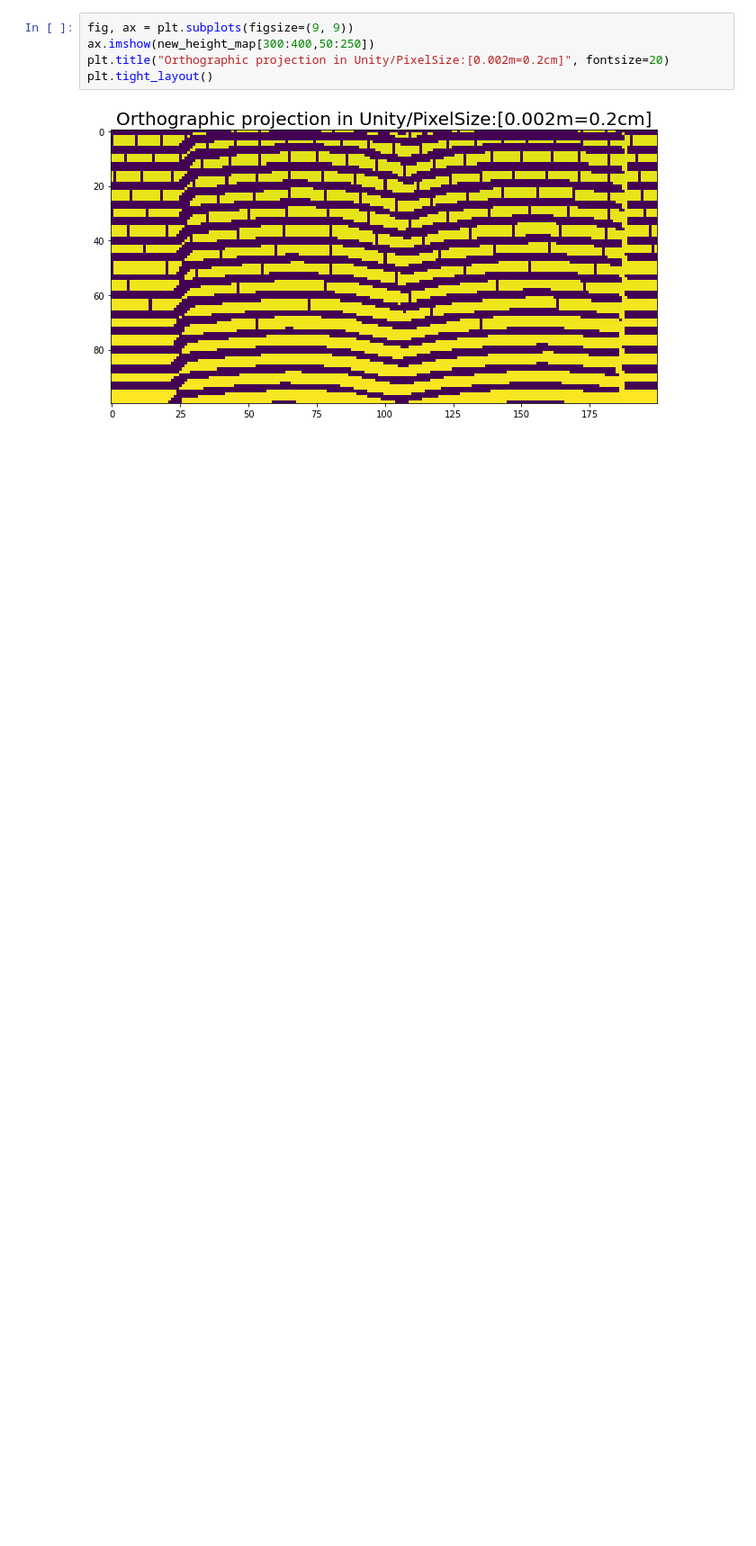
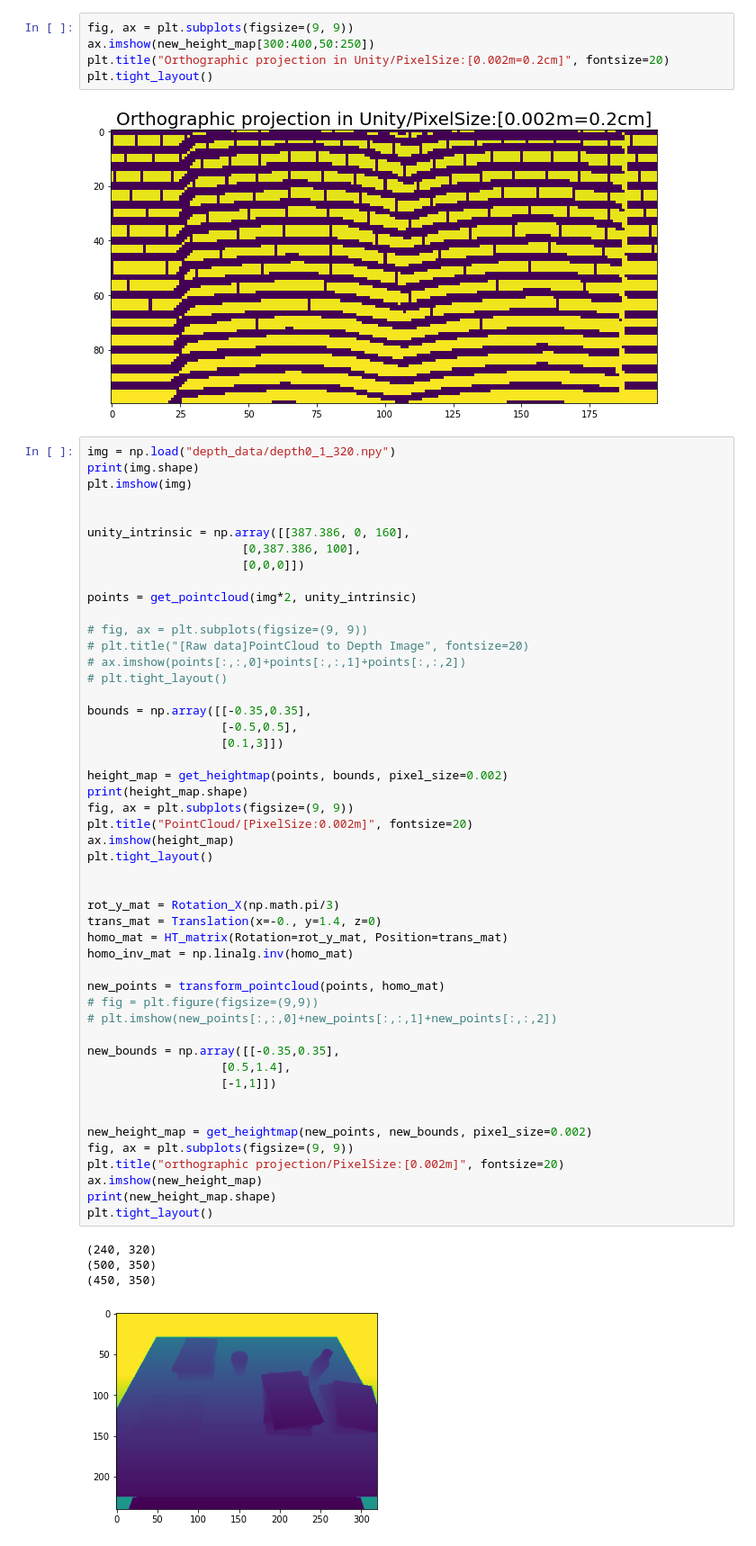
Before and after one commit to park-sangbeom/kinematics-usage, a Jupyter notebook: code/demo/demo_projection.ipynb, the cells around one changed output. Shown at 90% size. Saved outputs shown, nothing was run; the diff lists cells and outputs as text; blank space fills up the shorter version.

Commit message:
figure out the paramters to set the depth value

```diff
--- a/code/demo/demo_projection.ipynb
+++ b/code/demo/demo_projection.ipynb
@@ -451,3 +451,57 @@ plt.title("Orthographic projection in Unity/PixelSize:[0.002m=0.2cm]", fontsize=
 plt.tight_layout()
 # %% [output]
 [figure]
+# %%
+img = np.load("depth_data/depth0_1_320.npy")
+print(img.shape)
+plt.imshow(img)
+
+
+unity_intrinsic = np.array([[387.386, 0, 160],
+                      [0,387.386, 100],
+                      [0,0,0]])
+
+points = get_pointcloud(img*2, unity_intrinsic)
+
+# fig, ax = plt.subplots(figsize=(9, 9))
+# plt.title("[Raw data]PointCloud to Depth Image", fontsize=20)
+# ax.imshow(points[:,:,0]+points[:,:,1]+points[:,:,2])
+# plt.tight_layout()
+
+bounds = np.array([[-0.35,0.35],
+                   [-0.5,0.5],
+                   [0.1,3]])
+
+height_map = get_heightmap(points, bounds, pixel_size=0.002)
+print(height_map.shape)
+fig, ax = plt.subplots(figsize=(9, 9))
+plt.title("PointCloud/[PixelSize:0.002m]", fontsize=20)
+ax.imshow(height_map)
+plt.tight_layout()
+
+
+rot_y_mat = Rotation_X(np.math.pi/3)
+trans_mat = Translation(x=-0., y=1.4, z=0)
+homo_mat = HT_matrix(Rotation=rot_y_mat, Position=trans_mat)
+homo_inv_mat = np.linalg.inv(homo_mat)
+
+new_points = transform_pointcloud(points, homo_mat)
+# fig = plt.figure(figsize=(9,9))
+# plt.imshow(new_points[:,:,0]+new_points[:,:,1]+new_points[:,:,2])
+
+new_bounds = np.array([[-0.35,0.35],
+                   [0.5,1.4],
+                   [-1,1]])
+
+
+new_height_map = get_heightmap(new_points, new_bounds, pixel_size=0.002)
+fig, ax = plt.subplots(figsize=(9, 9))
+plt.title("orthographic projection/PixelSize:[0.002m]", fontsize=20)
+ax.imshow(new_height_map)
+print(new_height_map.shape)
+plt.tight_layout()
+# %% [output]
+(240, 320)
+(500, 350)
+(450, 350)
+[figure, added]
```
Also changed, not shown: parts of 9 cells of this notebook, 6 other files.
